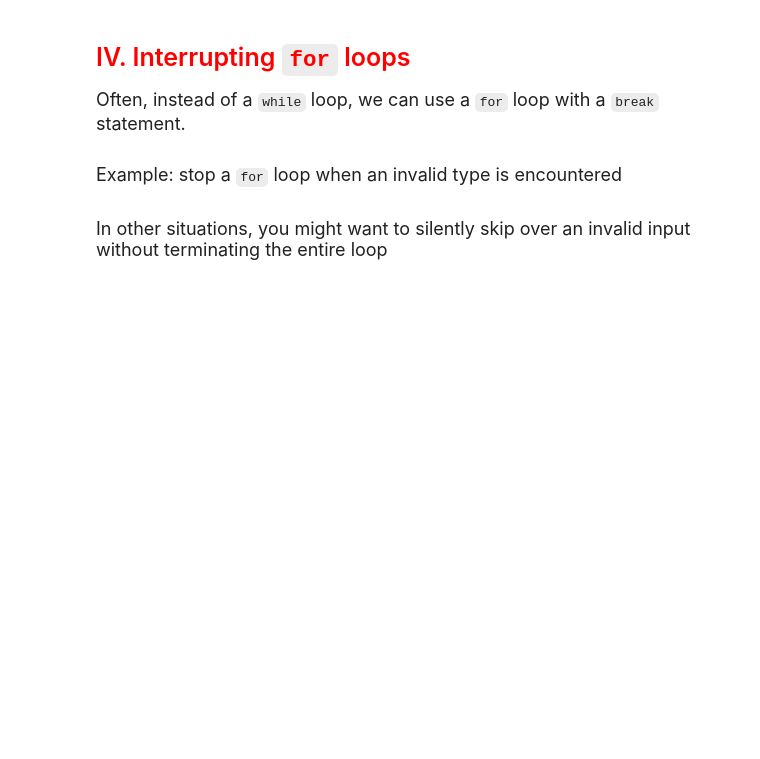
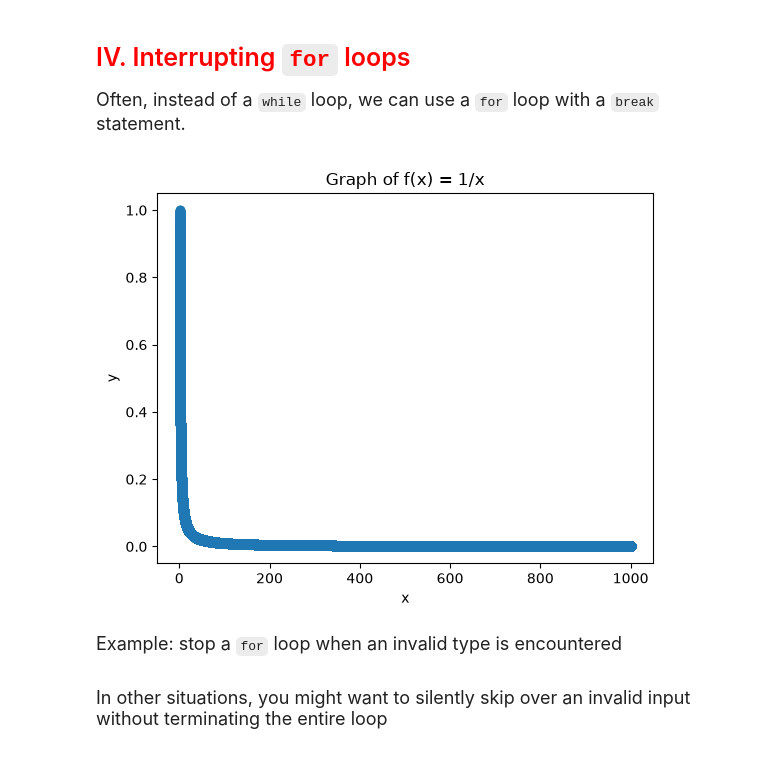
Before and after one commit to evilaechik/datasci185fall2026, a Jupyter notebook: Lecture_07_Loops/Lecture7 copy.ipynb, the cells around one changed output. Cells and saved outputs as stored; diff of their text form; code cells hidden in the pictures; blank space fills up the shorter version.

```diff
--- a/Lecture_07_Loops/Lecture7 copy.ipynb
+++ b/Lecture_07_Loops/Lecture7 copy.ipynb
@@ -476,29 +480,31 @@ Often, instead of a `while` loop, we can use a `for` loop with a `break` stateme
 # %%
 # Specify a threshold level
 
 eps = 0.025
 
 x_list = []
 y_list = []
 
 
 x = 1
 
-max_points = 100000
+max_points = 1000000
 
 for k in range(max_points):
-    if 1/x <= eps:
+    if 1/x <= 0.001:
         break
 
     x_list.append(x)
     y_list.append(1/x)
-    x = x + 1
+    x = x + 0.001
 
 plt.scatter(x= x_list, y = y_list)
 plt.title("Graph of f(x) = 1/x")
 plt.xlabel("x")
 plt.ylabel("y")
 plt.show()
+# %% [output]
+[figure, added]
 # %% [markdown]
 <font size = "4">
 
```
Also changed, not shown: parts of 7 cells of this notebook, 1 other file.
